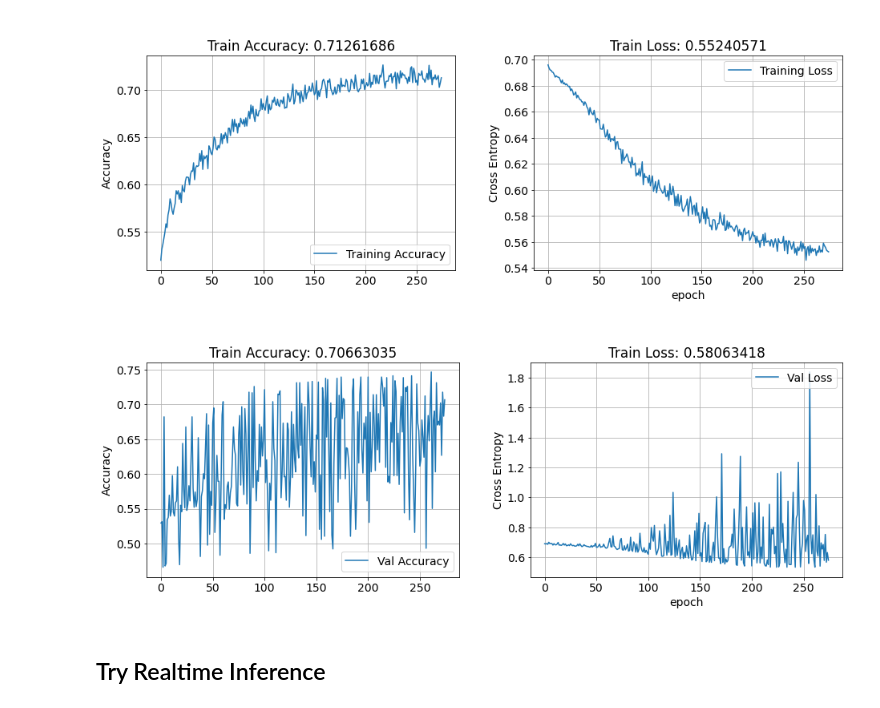
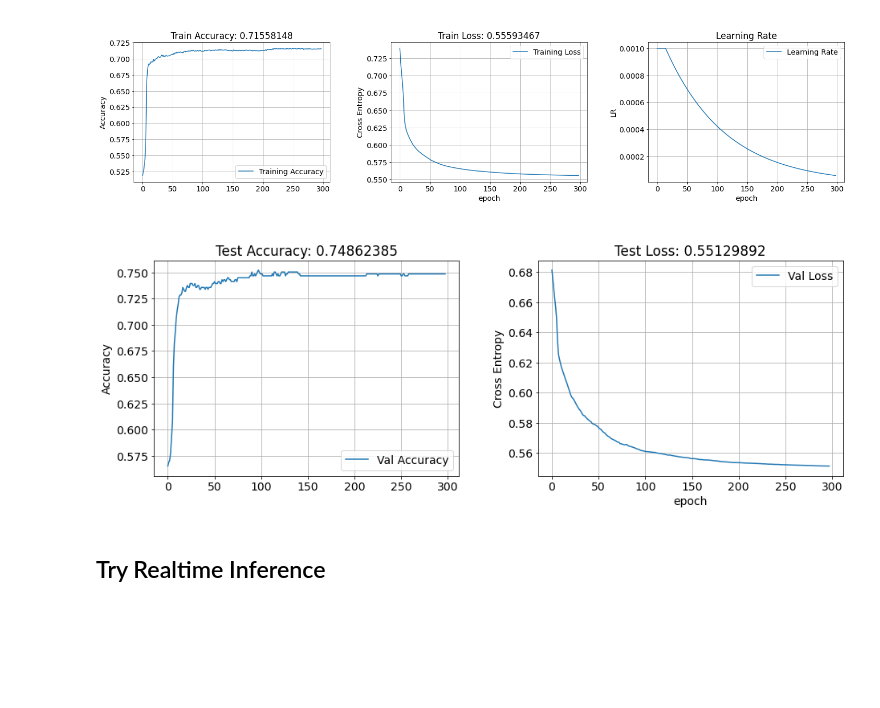
Before and after one commit to pranjal-joshi/Screeni-py, a Jupyter notebook: src/ml/experiment.ipynb, the cells around one changed output. Cells and saved outputs as stored; diff of their text form; code cells hidden in the pictures; blank space fills up the shorter version.

```diff
--- a/src/ml/experiment.ipynb
+++ b/src/ml/experiment.ipynb
@@ -25,9 +54,11 @@ else:
+# %%
+d = d[:-(TEST_DAYS+1)]
 # %%
 if INDICATOR_DATASET:
     x = d.drop(columns=['target'])
     y = d.target
 else:
-    x = d.drop(columns=['target', 'Adj Close', 'Volume'])
+    x = d.drop(columns=['target', 'Adj Close', 'Volume', 'change'], errors='ignore')
     y = d.target
 # %%
 x
@@ -100,8 +131,18 @@ from keras.layers import Dense
 from keras.optimizers import SGD
 import keras
 
-units = 1024
-sgd = SGD(learning_rate=0.0001, momentum=0.0, nesterov=True)
+lr_list = []
+def scheduler(epoch, lr):
+    if epoch < 15:
+        lr = lr
+    else:
+        lr = lr * tf.math.exp(-0.01)
+    lr_list.append(lr)
+    return lr
+
+units = 64 #1024
+# sgd = SGD(learning_rate=0.0001, momentum=0.0, nesterov=True)
+sgd = SGD(learning_rate=0.001, momentum=0.45, nesterov=True)
 kernel_init = 'he_uniform'
 activation = 'relu'
 
@@ -113,11 +154,12 @@ callback_mc = keras.callbacks.ModelCheckpoint(
                 mode='auto'
                 )
 callback_es = keras.callbacks.EarlyStopping(
-                monitor='val_loss',
+                monitor='val_accuracy',
                 mode='auto',
                 verbose=0,
-                patience=100
+                patience=200
 )
+callback_lr = keras.callbacks.LearningRateScheduler(scheduler)
 
 model = Sequential([
     Dense(units, kernel_initializer=kernel_init, activation=activation, input_dim=x.shape[1]),
@@ -150,4 +192,5 @@ Trainable params: 704,513
 Non-trainable params: 0
 _________________________________________________________________
 # %%
-history = model.fit(x, y, callbacks=[callback_mc, callback_es], batch_size=4, epochs=500, validation_split=0.3, verbose=2)
+BATCH_SIZE = 128 #24 #4
+history = model.fit(x, y, callbacks=[callback_mc, callback_es, callback_lr], batch_size=BATCH_SIZE, epochs=500, validation_split=0.15, verbose=2)
@@ -157,50 +224,59 @@ import matplotlib.pyplot as plt
 acc = history.history['accuracy']
 loss = history.history['loss']
 
-plt.figure(figsize=(14,6))
+plt.figure(figsize=(21,6))
 plt.rcParams['figure.figsize'] = [8,8]
 plt.rcParams['font.size'] = 14
 plt.rcParams['axes.grid'] = True
 plt.rcParams['figure.facecolor'] = 'white'
-plt.subplot(1, 2, 1)
+
+plt.subplot(1, 3, 1)
 plt.plot(acc, label='Training Accuracy')
 plt.legend(loc='lower right')
 plt.ylabel('Accuracy')
 plt.title(f'\nTrain Accuracy: {round(acc[-1],8)}')
 
-plt.subplot(1, 2, 2)
+plt.subplot(1, 3, 2)
 plt.plot(loss, label='Training Loss')
 plt.legend(loc='upper right')
 plt.ylabel('Cross Entropy')
 plt.title(f'\nTrain Loss: {round(loss[-1],8)}')
 plt.xlabel('epoch')
+
+plt.subplot(1, 3, 3)
+plt.plot(lr_list, label='Learning Rate')
+plt.legend(loc='upper right')
+plt.ylabel('LR')
+plt.title(f'\nLearning Rate')
+plt.xlabel('epoch')
+
 plt.tight_layout(pad=3.0)
 plt.show()
 
 acc = history.history['val_accuracy']
 loss = history.history['val_loss']
 
 plt.figure(figsize=(14,6))
 plt.rcParams['figure.figsize'] = [8,8]
 plt.rcParams['font.size'] = 14
 plt.rcParams['axes.grid'] = True
 plt.rcParams['figure.facecolor'] = 'white'
 plt.subplot(1, 2, 1)
 plt.plot(acc, label='Val Accuracy')
 plt.legend(loc='lower right')
 plt.ylabel('Accuracy')
-plt.title(f'\nTrain Accuracy: {round(acc[-1],8)}')
+plt.title(f'\nTest Accuracy: {round(acc[-1],8)}')
 
 plt.subplot(1, 2, 2)
 plt.plot(loss, label='Val Loss')
 plt.legend(loc='upper right')
 plt.ylabel('Cross Entropy')
-plt.title(f'\nTrain Loss: {round(loss[-1],8)}')
+plt.title(f'\nTest Loss: {round(loss[-1],8)}')
 plt.xlabel('epoch')
 plt.tight_layout(pad=3.0)
 plt.show()
 # %% [output]
-[figure, old version]
+[figure, new version]
-[figure, old version]
+[figure, new version]
 # %% [markdown]
 ## Try Realtime Inference
```
Also changed, not shown: parts of 19 cells of this notebook, 13 other files.
